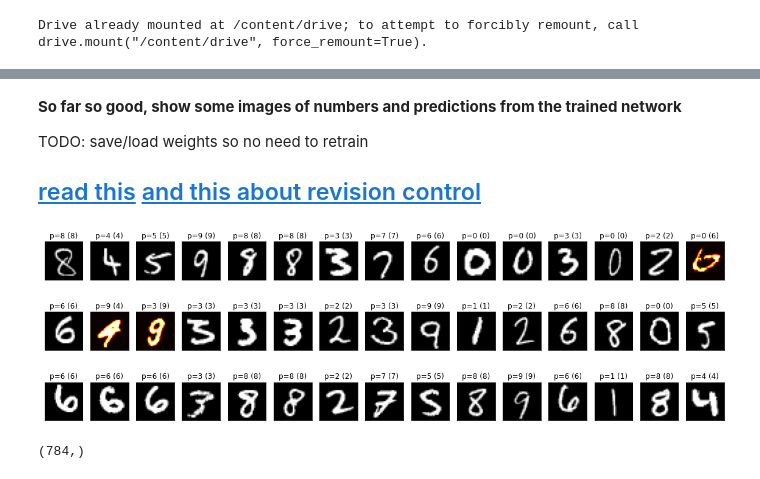
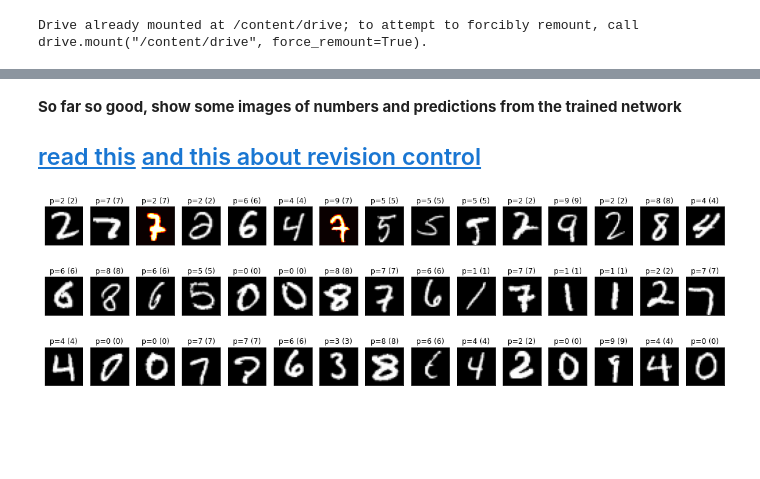
Before and after one commit to qleisan/colab_test, a Jupyter notebook: qleisanKerasMnist.ipynb, the cells around one changed output, grey strips where cells are left out. Saved outputs shown, nothing was run; the diff lists cells and outputs as text; code cells hidden in the pictures; blank space fills up the shorter version.

```diff
--- a/qleisanKerasMnist.ipynb
+++ b/qleisanKerasMnist.ipynb
@@ -19,15 +19,13 @@ network.compile(optimizer='adam',
                 loss='categorical_crossentropy',
                 metrics=['accuracy'])
 # %%
-train_images = train_images.reshape((60000, 28 * 28))
+train_images_flat = train_images.reshape((60000, 28 * 28))
 train_images = train_images.astype('float32') / 255
-test_images = test_images.reshape((10000, 28 * 28))
+test_images_flat = test_images.reshape((10000, 28 * 28))
 test_images = test_images.astype('float32') / 255
-# %%
-saved_test_labels = test_labels
 # %%
-train_labels = to_categorical(train_labels)
-test_labels = to_categorical(test_labels)
+train_labels_categorical = to_categorical(train_labels)
+test_labels_categorical = to_categorical(test_labels)
 # %%
 from google.colab import drive
 drive.mount('/content/drive')
@@ -35,11 +33,11 @@ drive.mount('/content/drive')
 Drive already mounted at /content/drive; to attempt to forcibly remount, call drive.mount("/content/drive", force_remount=True).
 # %%
 from pathlib import Path
-path_to_file = '/content/drive/MyDrive/ColabTest/keras_mnist.h5'
+path_to_file = '/content/drive/MyDrive/ColabTest/keras_mnist.h5' # maybe misleading path?
 
 if Path(path_to_file).is_file():
   network = models.load_model(path_to_file)
 else:
-  network.fit(train_images, train_labels, epochs=5, batch_size=128)
+  network.fit(train_images_flat, train_labels_categorical, epochs=5, batch_size=128)
   network.save(path_to_file)
 # %%
@@ -51,7 +49,5 @@ test_acc: 0.9810000061988831 test_loss 0.09470947831869125
 # %% [markdown]
 **So far so good, show some images of numbers and predictions from the trained network**
-
-TODO: save/load weights so no need to retrain
 
 [read this](https://nextjournal.com/gkoehler/digit-recognition-with-keras)
 [and this about revision control](https://medium.com/analytics-vidhya/how-to-use-google-colab-with-github-via-google-drive-68efb23a42d)
@@ -59,32 +55,23 @@ TODO: save/load weights so no need to retrain
 # %%
 import matplotlib.pyplot as plt
 import numpy as np
 from random import randrange
 num_rows=3
 num_col=15
 random_offset = randrange(10000-num_rows*num_col)
 fig, axs = plt.subplots(num_rows, num_col, figsize=(20,6))
 for i in range(0,num_rows*num_col):
   row = i//num_col
   col = i%num_col
-  apa = test_images[i+random_offset]
-  #print(apa.shape)
-  apa=apa.reshape(1,784)
-  y = network.predict(apa)
-  #apa = test_images[i+random_offset]
-  #y = network.predict(np.transpose(apa))
+  y= network.predict(test_images_flat[i+random_offset].reshape(1,-1)) # https://stackoverflow.com/questions/22053050/difference-between-numpy-array-shape-r-1-and-r
   yp = np.argmax(y,-1).item()
   if yp == saved_test_labels[i+random_offset]:
     mycmap='gray'
   else:
     mycmap='hot'
-  axs[row, col].imshow(test_images[i+random_offset].reshape((28,28)), cmap=mycmap, aspect="equal")
+  axs[row, col].imshow(test_images[i+random_offset], cmap=mycmap, aspect="equal")
   axs[row, col].set_title("p=" + str(yp) + " ("+str(saved_test_labels[i+random_offset])+")")
   axs[row, col].set_xticks([])
   axs[row, col].set_yticks([])
 # %% [output]
-[figure, old version]
+[figure, new version]
-# %%
-print(test_images[0].shape)
-# %% [output]
-(784,)
```
Also changed, not shown: parts of 2 cells of this notebook.
